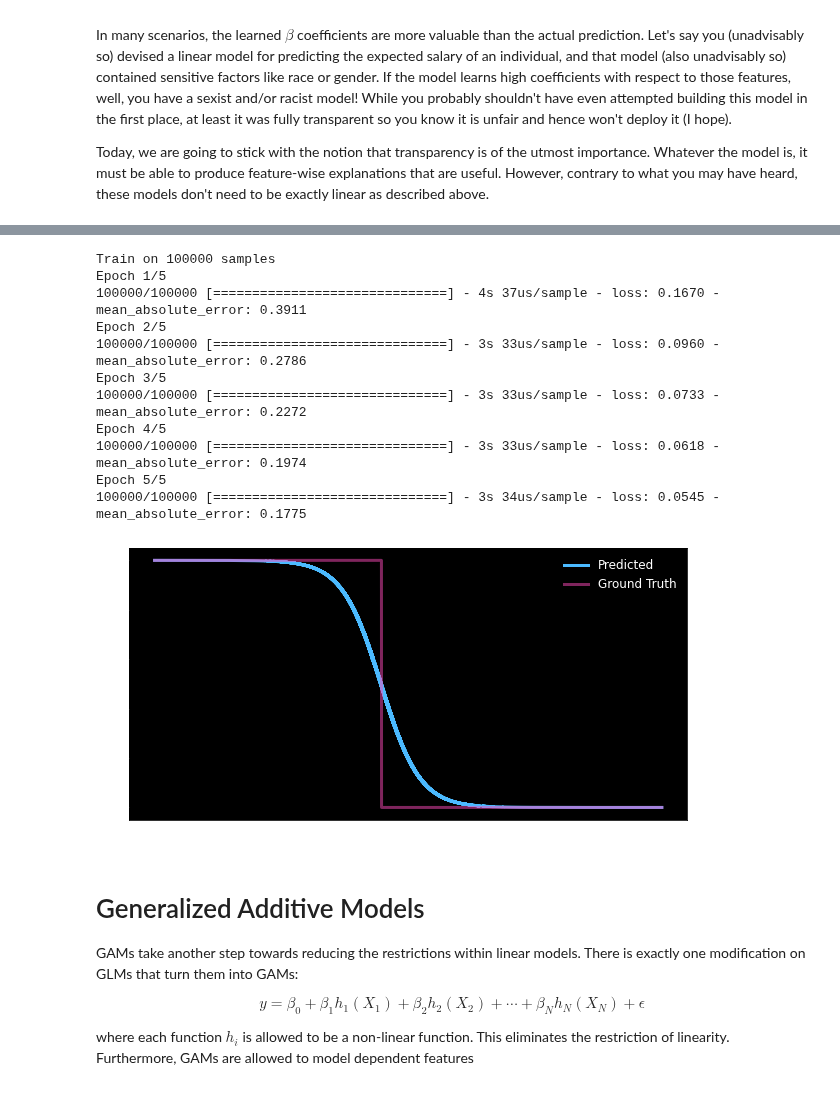
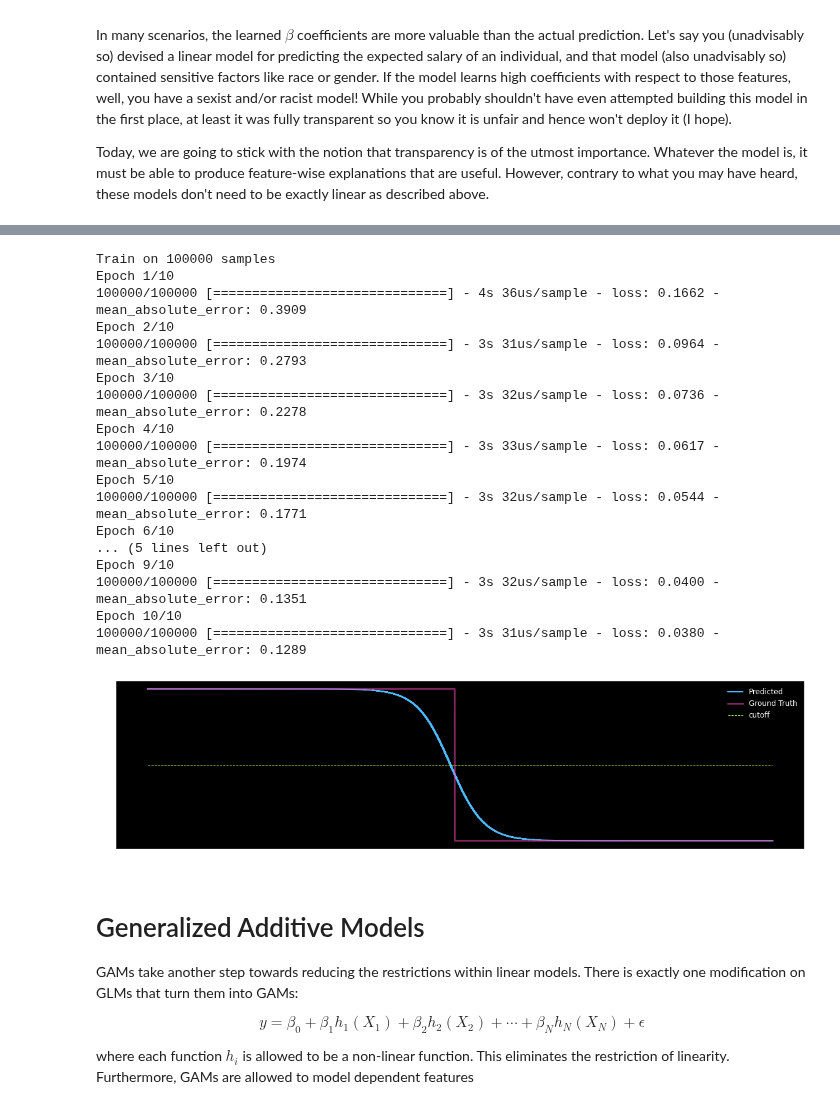
Before and after one commit to RyanSaxe/blog, a Jupyter notebook: _notebooks/2020-12-01-NAM.ipynb, the cells around one changed output, grey strips where cells are left out. Cells and saved outputs as stored; diff of their text form; code cells hidden in the pictures.

Commit message:
updated logistic regression

```diff
--- a/_notebooks/2020-12-01-NAM.ipynb
+++ b/_notebooks/2020-12-01-NAM.ipynb
@@ -124,6 +113,29 @@ class LogisticRegression(tf.keras.Model):
+# %%
+class Regression(tf.keras.Model):
+    def __init__(
+        self,
+        name=None,
+        style='linear'
+    ):
+        super().__init__(name=name)
+        # linear regression uses the identity as the link function
+        #    and the inverse of the identity is a linear activation
+        if style == 'linear':
+            activation = 'linear'
+        # logistic regression uses the logit link function, and the
+        #    inverse of logit is a sigmoid activation function
+        elif style == 'logistic':
+            activation = 'sigmoid'
+        # no other options are supported
+        else:
+            raise ValueError('input style only supports two options: linear or logistic')
+        # pass input directly to the output layer --- no hidden layers
+        self.output_layer = tf.keras.layers.Dense(1, activation=activation)
+
+    def call(self, x, training=None):
+        return self.output_layer(x)
 # %%
-#hide_input
-model = LogisticRegression()
+model = Regression(style='logistic')
 model.compile(
     optimizer=tf.keras.optimizers.Adam(learning_rate=0.01),
     loss='mean_squared_error',
@@ -132,35 +144,41 @@ model.compile(
 hist = model.fit(
     X.to_numpy(),
     y.to_numpy(),
-    epochs=5,
+    epochs=10,
     batch_size=32
 )
 # %% [output]
 Train on 100000 samples
-Epoch 1/5
-100000/100000 [==============================] - 4s 37us/sample - loss: 0.1670 - mean_absolute_error: 0.3911
-Epoch 2/5
-100000/100000 [==============================] - 3s 33us/sample - loss: 0.0960 - mean_absolute_error: 0.2786
-Epoch 3/5
-100000/100000 [==============================] - 3s 33us/sample - loss: 0.0733 - mean_absolute_error: 0.2272
-Epoch 4/5
-100000/100000 [==============================] - 3s 33us/sample - loss: 0.0618 - mean_absolute_error: 0.1974
-Epoch 5/5
-100000/100000 [==============================] - 3s 34us/sample - loss: 0.0545 - mean_absolute_error: 0.1775
+Epoch 1/10
+100000/100000 [==============================] - 4s 36us/sample - loss: 0.1662 - mean_absolute_error: 0.3909
+Epoch 2/10
+100000/100000 [==============================] - 3s 31us/sample - loss: 0.0964 - mean_absolute_error: 0.2793
+Epoch 3/10
+100000/100000 [==============================] - 3s 32us/sample - loss: 0.0736 - mean_absolute_error: 0.2278
+Epoch 4/10
+100000/100000 [==============================] - 3s 33us/sample - loss: 0.0617 - mean_absolute_error: 0.1974
+Epoch 5/10
+100000/100000 [==============================] - 3s 32us/sample - loss: 0.0544 - mean_absolute_error: 0.1771
+Epoch 6/10
+... (5 lines left out)
+Epoch 9/10
+100000/100000 [==============================] - 3s 32us/sample - loss: 0.0400 - mean_absolute_error: 0.1351
+Epoch 10/10
+100000/100000 [==============================] - 3s 31us/sample - loss: 0.0380 - mean_absolute_error: 0.1289
 # %%
 #hide_input
-plt.figure(figsize=(10,5))
 X['target'] = betaX.sum(1)
 x_sorted = X.sort_values(by='target')
 y_before_label = bias + x_sorted['target']
 test_y = (y_before_label < x_sorted['target'].mean()).astype(float).to_numpy()
 test_X = x_sorted[columns].to_numpy(dtype=np.float32)
-plt.plot(y_before_label, model(test_X), label="Predicted")
+plt.plot(y_before_label, model(test_X), label="Predicted", lw=2)
 plt.plot(y_before_label,test_y,label="Ground Truth", alpha=0.5)
+plt.plot([y_before_label.min(),y_before_label.max()], [0.5, 0.5], ls="--", lw=1, label="cutoff")
 plt.legend()
 plt.show()
 # %% [output]
-[figure, old version]
+[figure, new version]
 # %%
 #hide
 #set up parameters to generate 3 normally distributed columns
```
Also changed, not shown: parts of 2 cells of this notebook.
